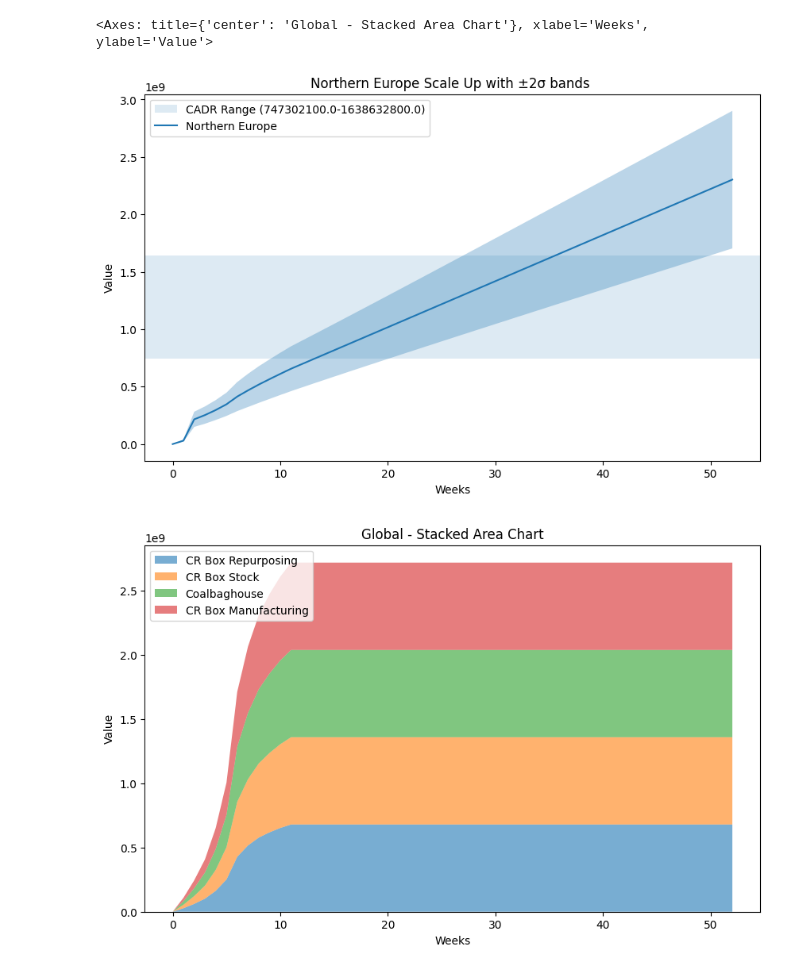
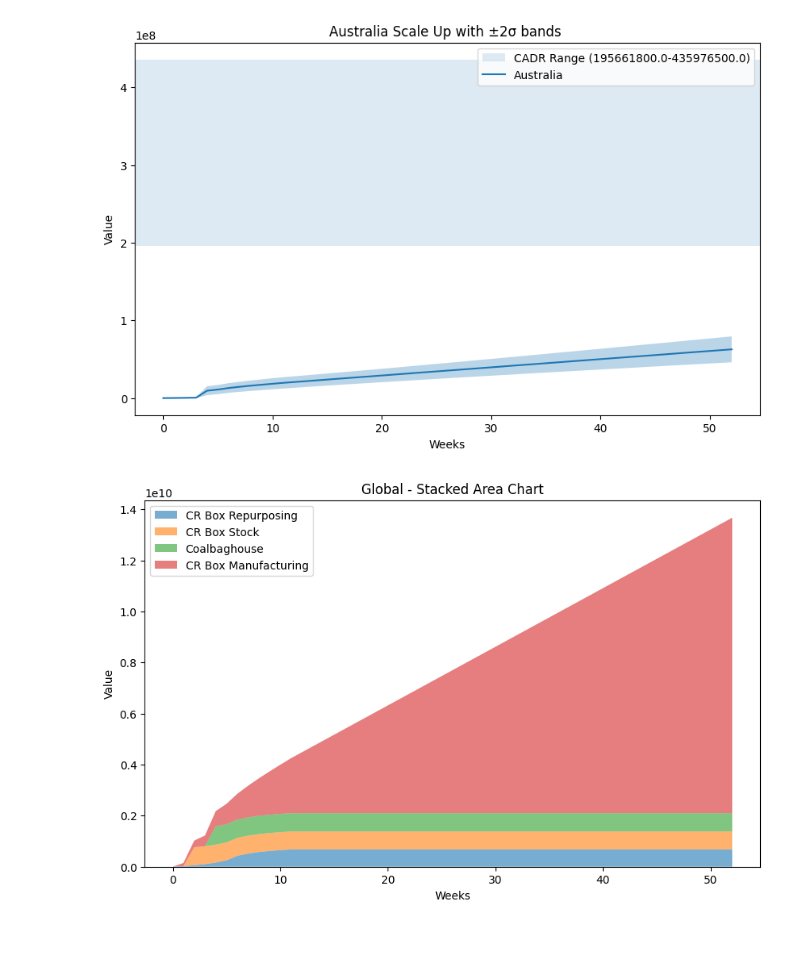
Before and after one commit to SPROOK/InRoomAirFilterScaleUp, a Jupyter notebook: scripts/Scale_Up_Visualiser.ipynb, the cells around one changed output. Cells and saved outputs as stored; diff of their text form; code cells hidden in the pictures; blank space fills up the shorter version.

```diff
--- a/scripts/Scale_Up_Visualiser.ipynb
+++ b/scripts/Scale_Up_Visualiser.ipynb
@@ -47,20 +47,21 @@ def get_ECW(df, region):
     ECW_Lower = row[0]
     return ECW_Lower, ECW_Upper
 
-def plot_region(df, region, ax=None, sigma=1):
-    """Plot a single country's series with ±sigma bands."""
+def plot_region(df, region, ax=None, sigma=1, show_CADR=True):
+    """Plot a single country's series with ±sigma bands and optional CADR range."""
     if ax is None:
         fig, ax = plt.subplots(figsize=(10,6))
 
     t, vals, errs = get_series(df, region)
 
-    ecw_lower, ecw_upper = get_ECW(df, region)
-    CADR_lower = CADRPP*ecw_lower
-    CADR_upper = CADRPP*ecw_upper
+    if show_CADR:
+        ecw_lower, ecw_upper = get_ECW(df, region)
+        CADR_lower = CADRPP * ecw_lower
+        CADR_upper = CADRPP * ecw_upper
+        ax.axhspan(CADR_lower, CADR_upper, alpha=0.15,
+                   label=f'CADR Range ({CADR_lower:.1f}-{CADR_upper:.1f})')
 
-    ax.axhspan(CADR_lower, CADR_upper, alpha=0.15,
-        label=f'CADR Range ({CADR_lower:.1f}-{CADR_upper:.1f})')
-
+    if not show_CADR: ax.set_ylim(0,1)
     ax.plot(t, vals, label=region)
     ax.fill_between(t, vals - sigma*errs, vals + sigma*errs, alpha=0.3)
     ax.set_title(f"{region} Scale Up with ±{sigma}σ bands ")
@@ -69,11 +70,11 @@ def plot_region(df, region, ax=None, sigma=1):
     ax.legend()
     return ax
 
-def plot_multiple_regions(df, region, sigma=1):
+def plot_multiple_regions(df, region, sigma=1, show_CADR=True):
     """Plot multiple countries together."""
     fig, ax = plt.subplots(figsize=(12,8))
     for c in region:
-        plot_region(df, c, ax=ax, sigma=sigma)
+        plot_region(df, c, ax=ax, sigma=sigma, show_CADR = show_CADR)
     plt.title(f"Multiple Regions series with ±{sigma}σ bands")
     plt.show()
 
@@ -135,22 +136,22 @@ UNRegion_list = ['Australia and New Zealand',
 # %%
 ## ---------------------------- Scale Up Plotting for Tester ----------------------------
 df_MAIN_loaded = pd.read_pickle(main_scale_up_path.with_suffix(".pkl"))
 df_PERCENT_ECW_LOADED = pd.read_pickle(percent_ecw_scale_up_path.with_suffix(".pkl"))
 
 df_CR_REPUR_loaded = pd.read_pickle(cr_repur_scale_up_path.with_suffix(".pkl"))
 df_CR_STOCK_loaded = pd.read_pickle(cr_stock_scale_up_path.with_suffix(".pkl"))
 df_COALBAG_loaded = pd.read_pickle(coalbag_scale_up_path.with_suffix(".pkl"))
 df_CR_MAN_loaded = pd.read_pickle(cr_man_scale_up_path.with_suffix(".pkl"))
 
-plot_region(df_MAIN_loaded, "Northern Europe", sigma=2)
-plot_stacked_regions(df_CR_REPUR_loaded, df_CR_REPUR_loaded, df_CR_REPUR_loaded, df_CR_REPUR_loaded, "Global")
+plot_region(df_MAIN_loaded, "Australia", sigma=2, show_CADR=True)
+# plot_region(df_PERCENT_ECW_LOADED, "Australia", sigma=2, show_CADR=False)
+plot_stacked_regions(df_CR_REPUR_loaded, df_CR_STOCK_loaded, df_COALBAG_loaded, df_CR_MAN_loaded, "Global")
 
-# plot_multiple_regions(df_MAIN_loaded, ["Eastern Asia", "Northern America", "Northern Europe"], sigma =2)
+plot_multiple_regions(df_PERCENT_ECW_LOADED, ["Eastern Asia", "Northern America", "Northern Europe", 'Western Europe', 'Australia and New Zealand'], sigma =1, show_CADR=False)
 
 # for i in UNRegion_list:
     # plot_region(df_MAIN_loaded, i, sigma=1)
 #     plot_stacked_regions(df_CR_REPUR_loaded, df_CR_STOCK_loaded, df_COALBAG_loaded, df_CR_MAN_loaded, i)
 # %% [output]
-<Axes: title={'center': 'Global - Stacked Area Chart'}, xlabel='Weeks', ylabel='Value'>
-[figure, old version]
+[figure, new version]
-[figure, old version]
+[figure, new version]
```
Also changed, not shown: parts of 1 cell of this notebook, 11 other files.
